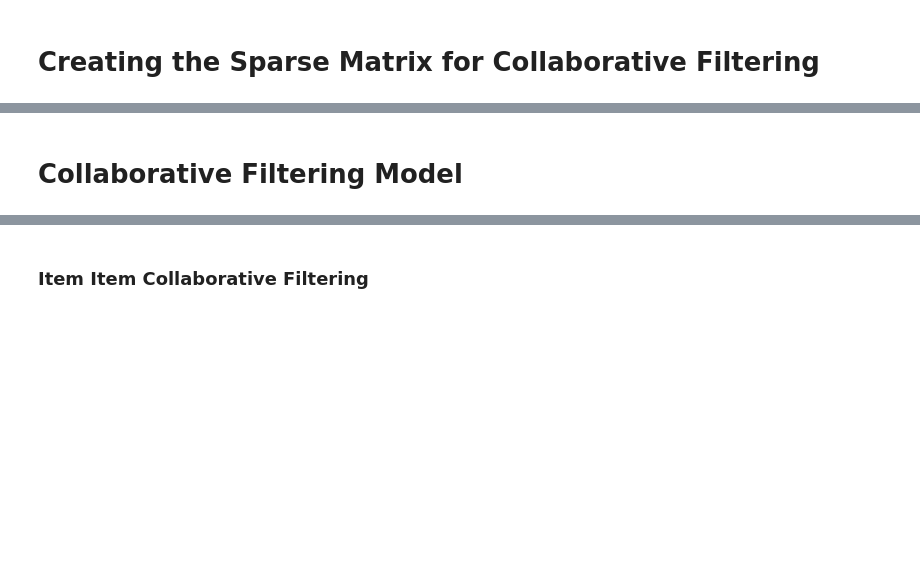
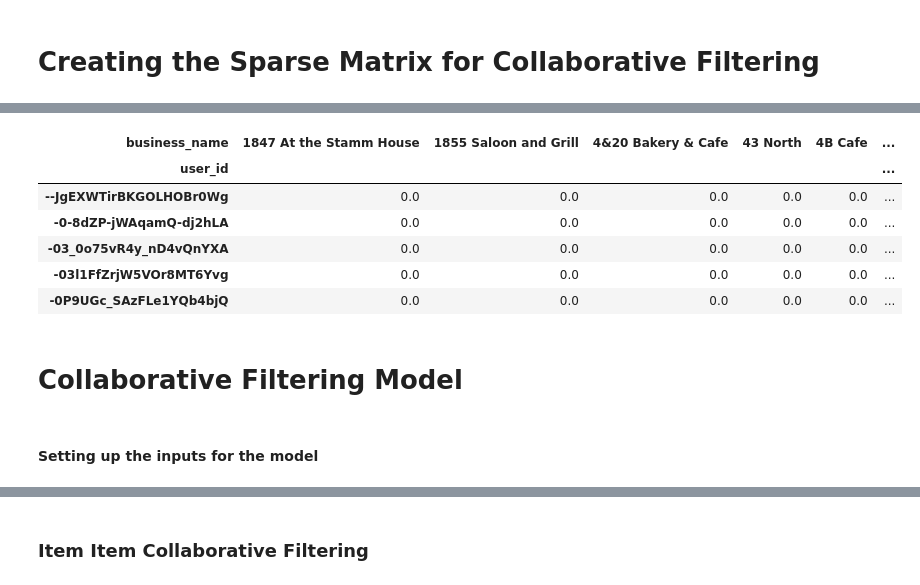
Before and after one commit to Ajinth/Recommender-System, a Jupyter notebook: Code/Yelp_Recommender_System.ipynb, the cells around one changed output, grey strips where cells are left out. Cells and saved outputs as stored; diff of their text form; code cells hidden in the pictures; blank space fills up the shorter version.

```diff
--- a/Code/Yelp_Recommender_System.ipynb
+++ b/Code/Yelp_Recommender_System.ipynb
@@ -631,2 +621,14 @@ plt.ylabel('Review Count')
+# %%
+sparse_m.head()
+# %% [output]
+| business_name | 1847 At the Stamm House | 1855 Saloon and Grill | 4&20 Bakery & Cafe | 43 North | 4B Cafe | ... |
+| user_id |  |  |  |  |  | ... |
+| --JgEXWTirBKGOLHOBr0Wg | 0.0 | 0.0 | 0.0 | 0.0 | 0.0 | ... |
+| -0-8dZP-jWAqamQ-dj2hLA | 0.0 | 0.0 | 0.0 | 0.0 | 0.0 | ... |
+| -03_0o75vR4y_nD4vQnYXA | 0.0 | 0.0 | 0.0 | 0.0 | 0.0 | ... |
+| -03l1FfZrjW5VOr8MT6Yvg | 0.0 | 0.0 | 0.0 | 0.0 | 0.0 | ... |
+| -0P9UGc_SAzFLe1YQb4bjQ | 0.0 | 0.0 | 0.0 | 0.0 | 0.0 | ... |
 # %% [markdown]
 # Collaborative Filtering Model
+# %% [markdown]
+#### Setting up the inputs for the model
```
Also changed, not shown: parts of 27 cells of this notebook, 1 other file.
